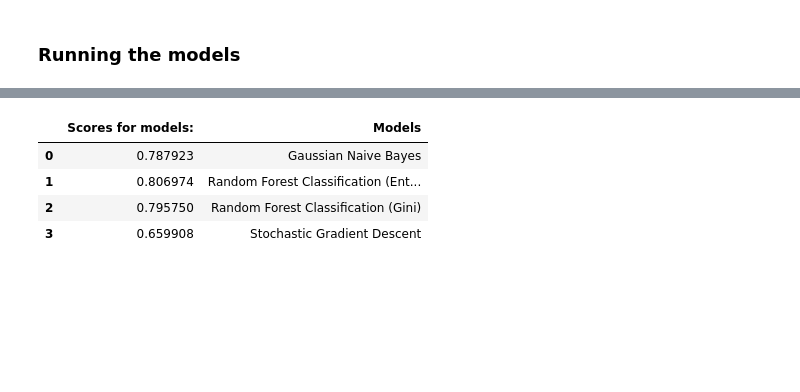
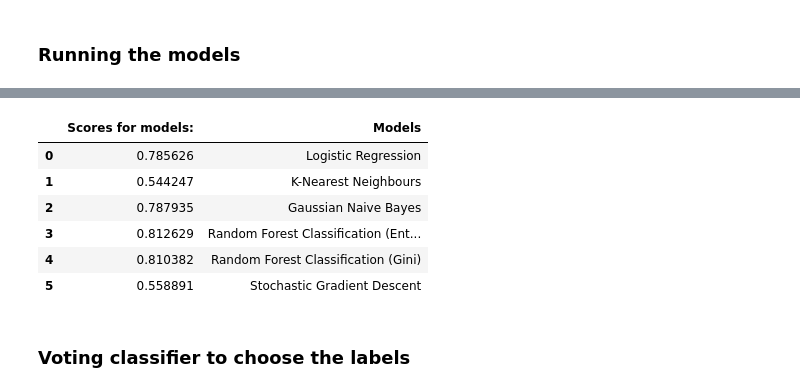
Before and after one commit to sandergs92/dmt-assignment-1, a Jupyter notebook: assignment_2/notebook_2.ipynb, the cells around one changed output, grey strips where cells are left out. Saved outputs shown, nothing was run; the diff lists cells and outputs as text; code cells hidden in the pictures; blank space fills up the shorter version.

```diff
--- a/assignment_2/notebook_2.ipynb
+++ b/assignment_2/notebook_2.ipynb
@@ -606,3 +603,12 @@ rfc_g_end = RandomForestClassifier(criterion='gini')
 sgd = SGDClassifier()
 # Gaussian Naive Bayes
 gnb = GaussianNB()
+# KNN Classifier
+KNN = KNeighborsClassifier()
+# Logistic Regression classifier
+lgc = LogisticRegression(multi_class='multinomial')
+# %%
+# fit models
+gnb.fit(X_training, y_training)
+KNN.fit(X_training, y_training)
+lgc.fit(X_training, y_training)
@@ -622,0 +638,8 @@ gnb accuracy score is : 0.7982062780269058
+# %%
+### K-Nearest Neighbours
+KNN_res = cross_val_score(KNN, X_training, y_training)
+print(KNN_res)
+print(f"KNN {KNN_res.mean()} accuracy with standard diviation of {KNN_res.std()}")
+
+KNN_pred = KNN.predict(X_val)
+print(f"KNN accuracy score is : {accuracy_score(y_val, KNN_pred)}")
@@ -622,0 +650,8 @@ gnb accuracy score is : 0.7982062780269058
+# %%
+### Logistic regression
+lgc_res = cross_val_score(lgc, X_training, y_training)
+print(lgc)
+print(f"Lgc {lgc_res.mean()} accuracy with standard diviation of {lgc_res.std()}")
+
+lgc_pred = lgc.predict(X_val)
+print(f"Lgc accuracy score is : {accuracy_score(y_val, lgc_pred)}")
@@ -662,13 +725,17 @@ sgd accuracy score is : 0.6816143497757847
 # %%
 ### Table of results
 
-table_res = pd.DataFrame({'Scores for models:': [gnb_res.mean(), scores_rfc_e_end.mean(), scores_rfc_g_end.mean(), sgd_scores.mean()],
-                            'Models': ['Gaussian Naive Bayes', 'Random Forest Classification (Entropy)', 'Random Forest Classification (Gini)', 'Stochastic Gradient Descent']})
+table_res = pd.DataFrame({'Scores for models:': [lgc_res.mean(), KNN_res.mean(), gnb_res.mean(), scores_rfc_e_end.mean(), scores_rfc_g_end.mean(), sgd_scores.mean()],
+                            'Models': ['Logistic Regression', 'K-Nearest Neighbours', 'Gaussian Naive Bayes', 'Random Forest Classification (Entropy)', 'Random Forest Classification (Gini)', 'Stochastic Gradient Descent']})
 
 display(table_res)
 # %% [output]
 |  | Scores for models: | Models |
-| 0 | 0.787923 | Gaussian Naive Bayes |
-| 1 | 0.806974 | Random Forest Classification (Ent... |
-| 2 | 0.795750 | Random Forest Classification (Gini) |
-| 3 | 0.659908 | Stochastic Gradient Descent |
+| 0 | 0.785626 | Logistic Regression |
+| 1 | 0.544247 | K-Nearest Neighbours |
+| 2 | 0.787935 | Gaussian Naive Bayes |
+| 3 | 0.812629 | Random Forest Classification (Ent... |
+| 4 | 0.810382 | Random Forest Classification (Gini) |
+| 5 | 0.558891 | Stochastic Gradient Descent |
+# %% [markdown]
+### Voting classifier to choose the labels
```
Also changed, not shown: parts of 29 cells of this notebook.
